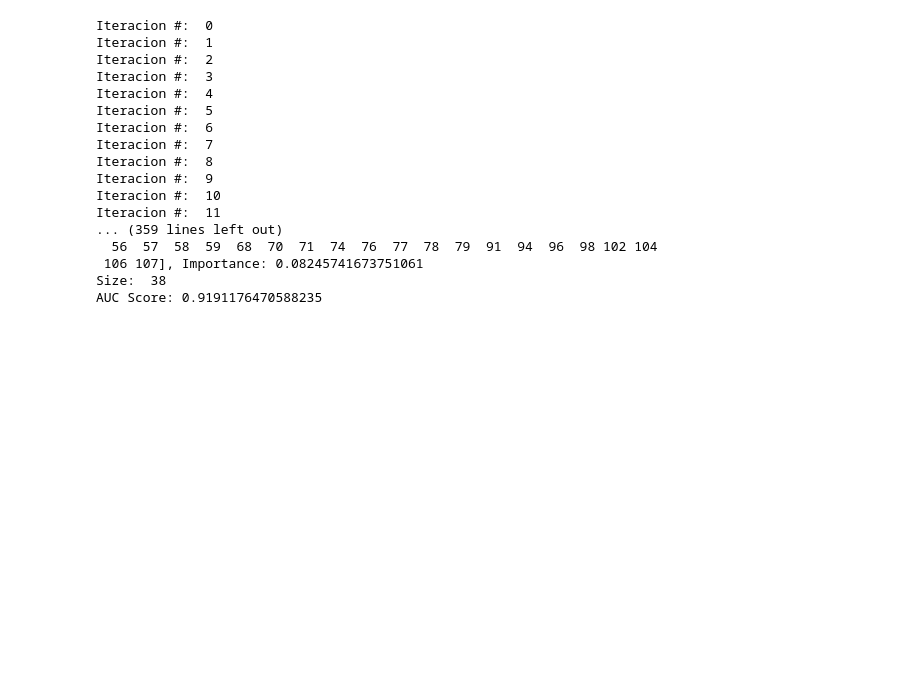
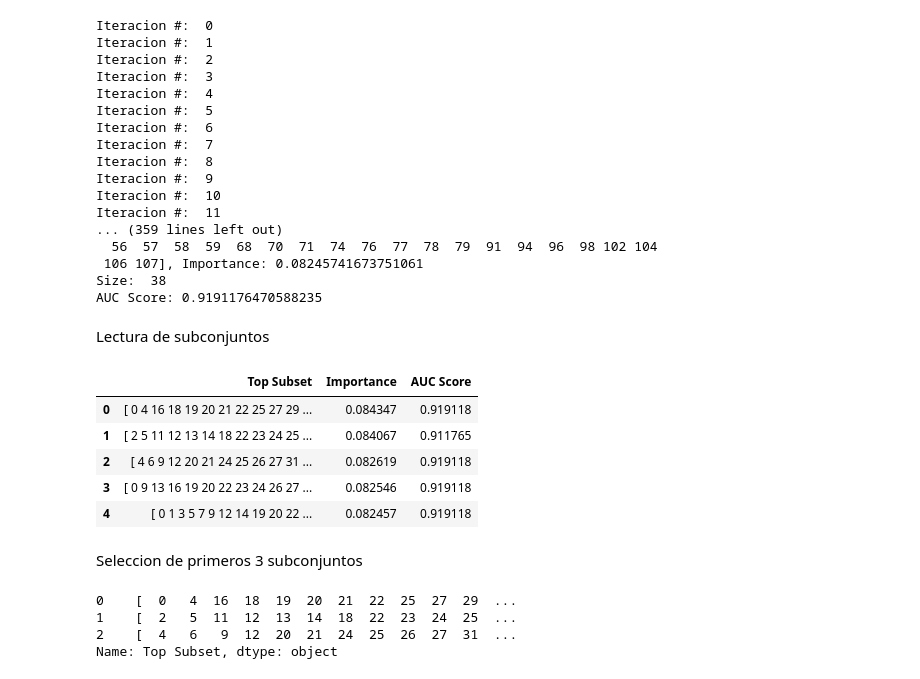
Before and after one commit to Pamela2710/Data-Mining, a Jupyter notebook: DataProcessingClassification/DataProcessing_and_Classification.ipynb, the cells around one changed output. Cells and saved outputs as stored; diff of their text form; code cells hidden in the pictures; blank space fills up the shorter version.

```diff
--- a/DataProcessingClassification/DataProcessing_and_Classification.ipynb
+++ b/DataProcessingClassification/DataProcessing_and_Classification.ipynb
@@ -217,0 +196,22 @@ df.to_csv('/content/drive/MyDrive/TopSubsets/top_five_subsets1.csv', index=False
+# %% [markdown]
+Lectura de subconjuntos
+# %%
+subsets = pd.read_csv('https://raw.githubusercontent.com/Pamela2710/Data-Mining/main/DataProcessingClassification/top_five_subsets4.csv', encoding='latin-1')
+subsets
+# %% [output]
+|  | Top Subset | Importance | AUC Score |
+| 0 | [ 0 4 16 18 19 20 21 22 25 27 29 ... | 0.084347 | 0.919118 |
+| 1 | [ 2 5 11 12 13 14 18 22 23 24 25 ... | 0.084067 | 0.911765 |
+| 2 | [ 4 6 9 12 20 21 24 25 26 27 31 ... | 0.082619 | 0.919118 |
+| 3 | [ 0 9 13 16 19 20 22 23 24 26 27 ... | 0.082546 | 0.919118 |
+| 4 | [ 0 1 3 5 7 9 12 14 19 20 22 ... | 0.082457 | 0.919118 |
+# %% [markdown]
+Seleccion de primeros 3 subconjuntos
+# %%
+sub = subsets.iloc[:3, subsets.columns.get_loc('Top Subset')]
+sub
+# %% [output]
+0    [  0   4  16  18  19  20  21  22  25  27  29  ...
+1    [  2   5  11  12  13  14  18  22  23  24  25  ...
+2    [  4   6   9  12  20  21  24  25  26  27  31  ...
+Name: Top Subset, dtype: object
```
Also changed, not shown: parts of 8 cells of this notebook.
